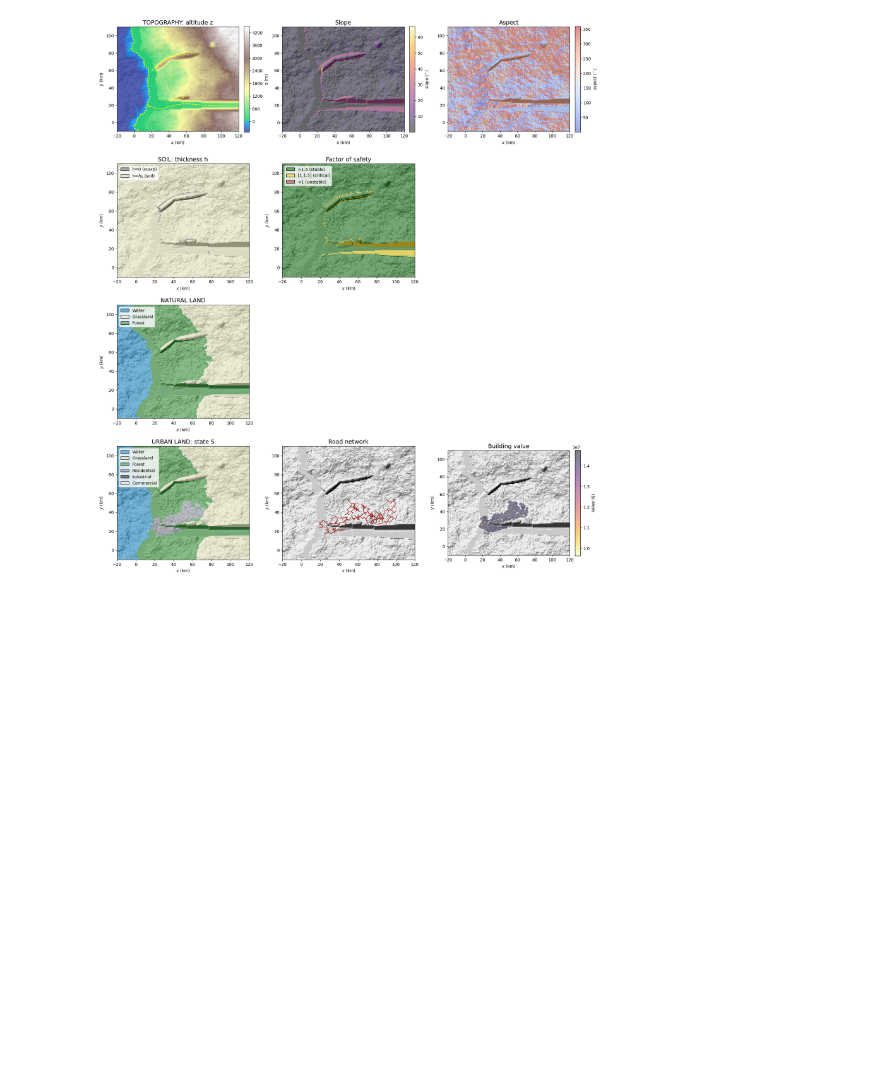
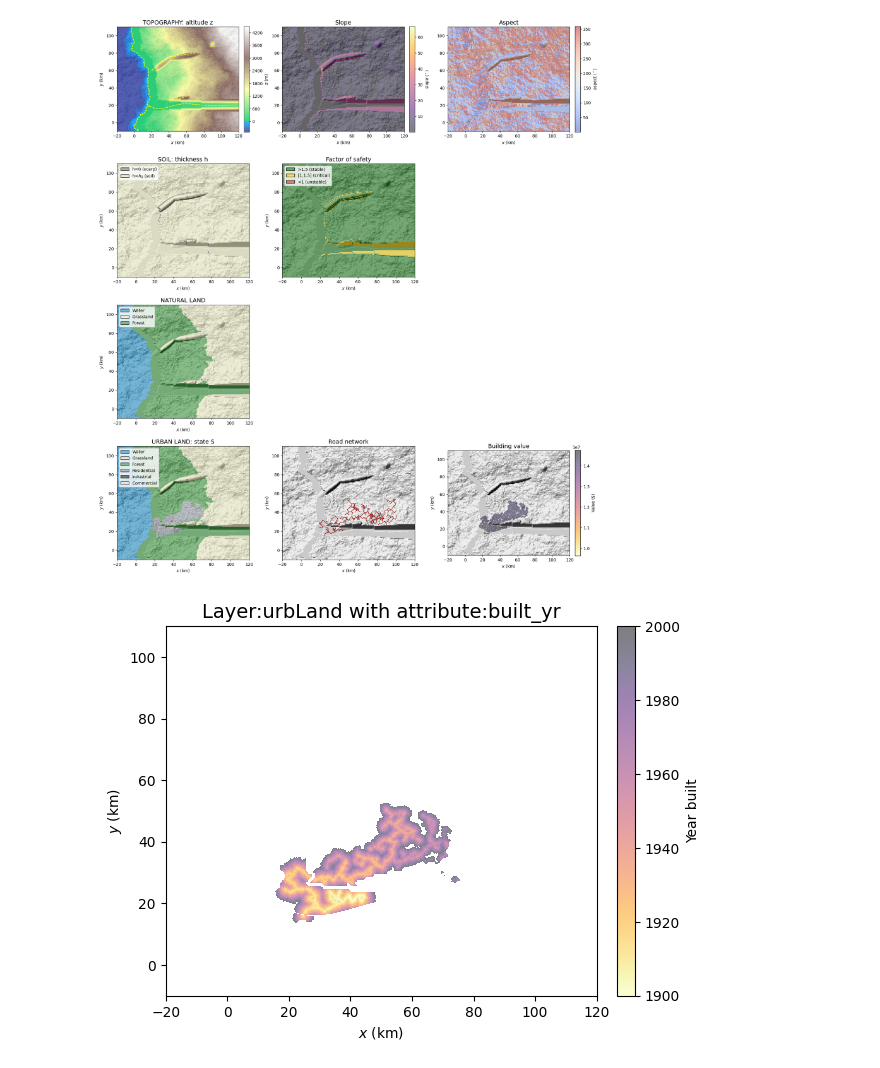
Before and after one commit to MignanRiskAnalytics/GenMR_SCOR, a Jupyter notebook: jupyter_execute/notebooks/Tutorial1_DigitalTemplate_environment.ipynb, the cells around one changed output. Saved outputs shown, nothing was run; the diff lists cells and outputs as text; code cells hidden in the pictures; blank space fills up the shorter version.

Commit message:
sphinx documentation updated for notebook 1, built_yr cell

```diff
--- a/jupyter_execute/notebooks/Tutorial1_DigitalTemplate_environment.ipynb
+++ b/jupyter_execute/notebooks/Tutorial1_DigitalTemplate_environment.ipynb
@@ -264,3 +264,7 @@ We will again use the function `plot_EnvLayer()` to display the environmental la
 GenMR_env.plot_EnvLayers([topoLayer, soilLayer, natLandLayer, urbLandLayer], file_ext = 'jpg')
 # %% [output]
 [figure]
+# %%
+GenMR_env.plot_EnvLayer_attr(urbLandLayer, 'built_yr')
+# %% [output]
+[figure, added]
```
Also changed, not shown: 7 other files.
